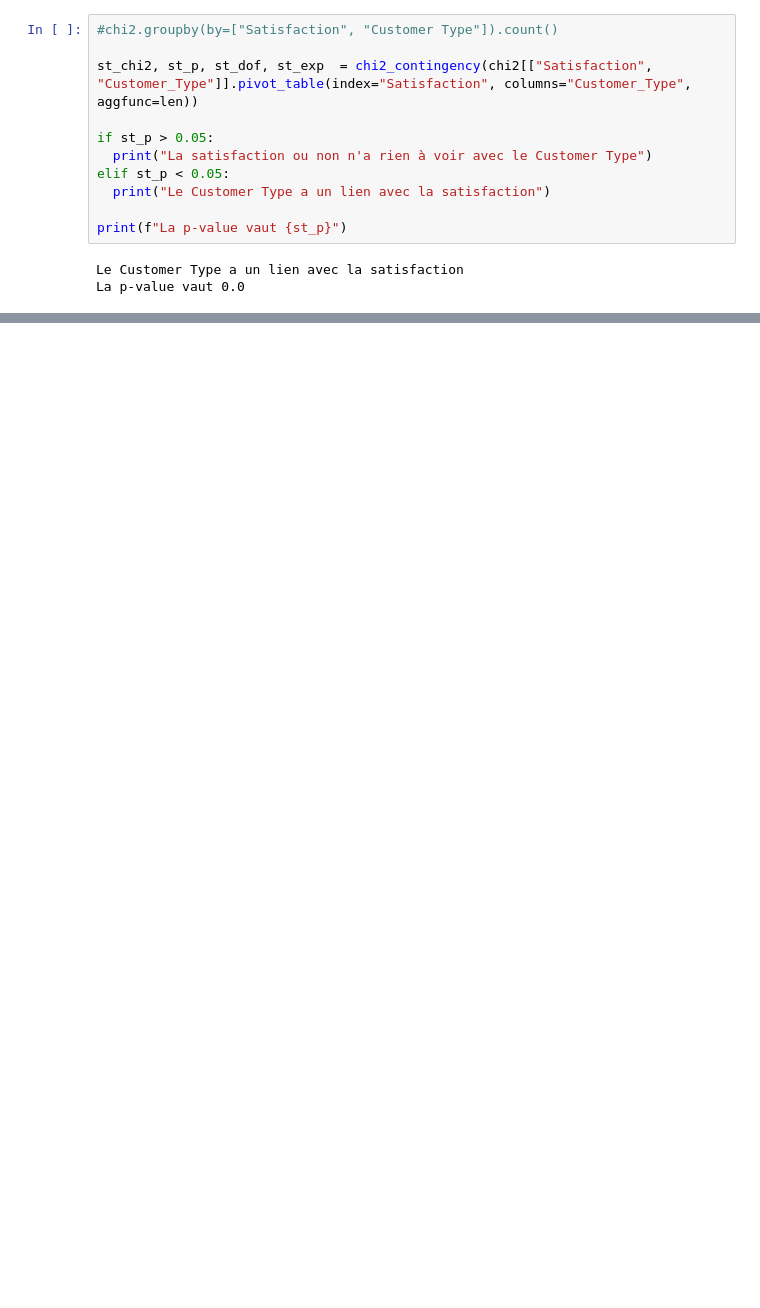
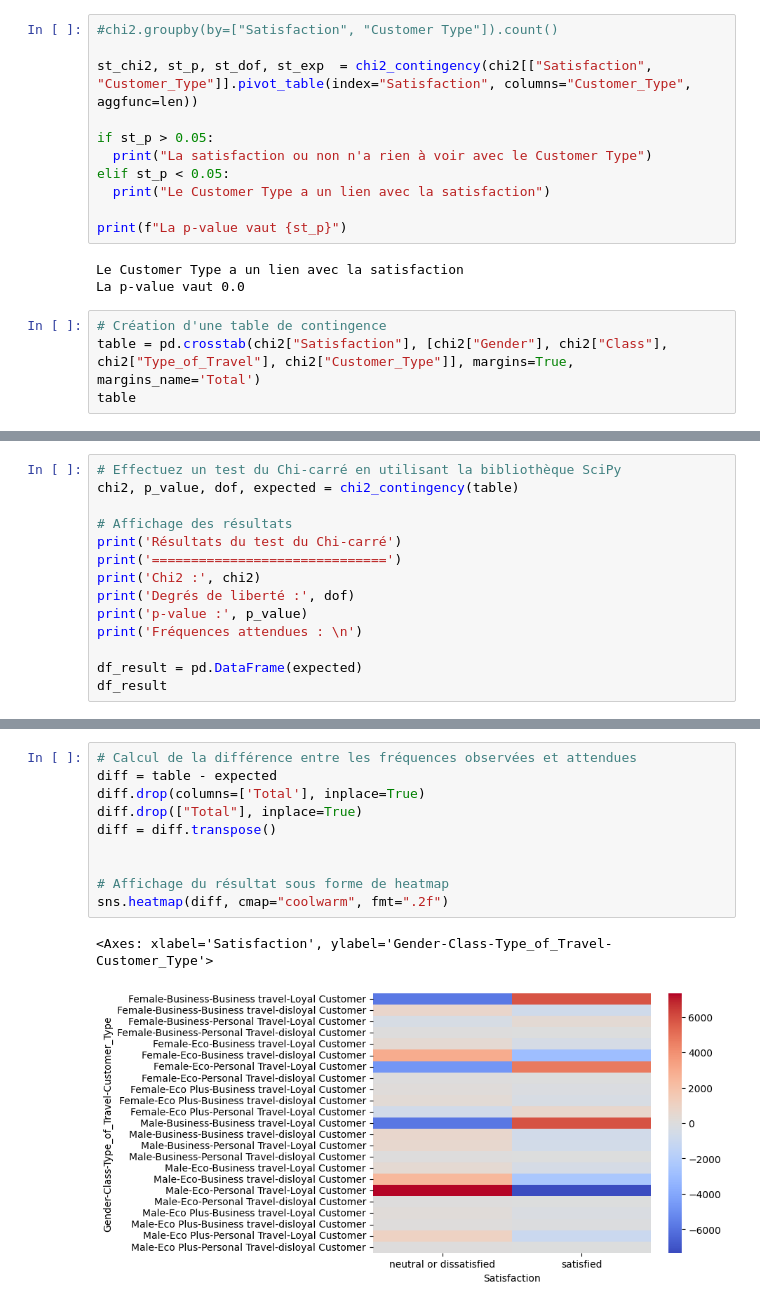
Before and after one commit to data-IA-2022/Airline_Jeremy, a Jupyter notebook: chap1_analyse_des_donnees.ipynb, the cells around one changed output, grey strips where cells are left out. Drawn from its saved outputs; the diff is of its cells as text; blank space fills up the shorter version.

```diff
--- a/analyse_des_donnees.ipynb
+++ b/chap1_analyse_des_donnees.ipynb
@@ -345,3 +319,7 @@ print(f"La p-value vaut {st_p}")
 # %% [output]
 Le Customer Type a un lien avec la satisfaction
 La p-value vaut 0.0
+# %%
+# Création d'une table de contingence
+table = pd.crosstab(chi2["Satisfaction"], [chi2["Gender"], chi2["Class"], chi2["Type_of_Travel"], chi2["Customer_Type"]], margins=True, margins_name='Total')
+table
@@ -347,0 +336,14 @@ La p-value vaut 0.0
+# %%
+# Effectuez un test du Chi-carré en utilisant la bibliothèque SciPy
+chi2, p_value, dof, expected = chi2_contingency(table)
+
+# Affichage des résultats
+print('Résultats du test du Chi-carré')
+print('==============================')
+print('Chi2 :', chi2)
+print('Degrés de liberté :', dof)
+print('p-value :', p_value)
+print('Fréquences attendues : \n')
+
+df_result = pd.DataFrame(expected)
+df_result
@@ -347,0 +362,13 @@ La p-value vaut 0.0
+# %%
+# Calcul de la différence entre les fréquences observées et attendues
+diff = table - expected
+diff.drop(columns=['Total'], inplace=True)
+diff.drop(["Total"], inplace=True)
+diff = diff.transpose()
+
+
+# Affichage du résultat sous forme de heatmap
+sns.heatmap(diff, cmap="coolwarm", fmt=".2f")
+# %% [output]
+<Axes: xlabel='Satisfaction', ylabel='Gender-Class-Type_of_Travel-Customer_Type'>
+[figure, added]
```
Also changed, not shown: parts of 5 cells of this notebook, 1 other file.
